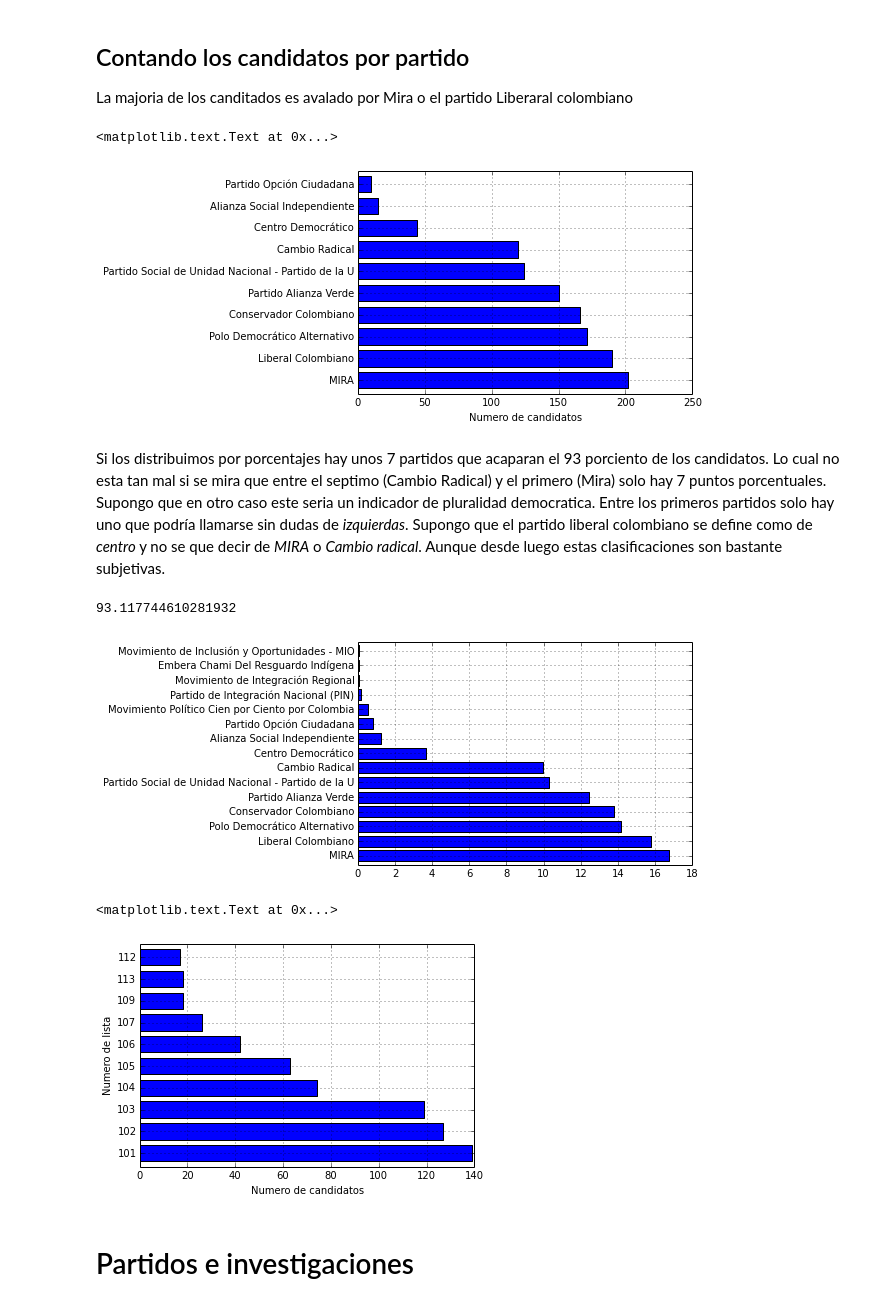
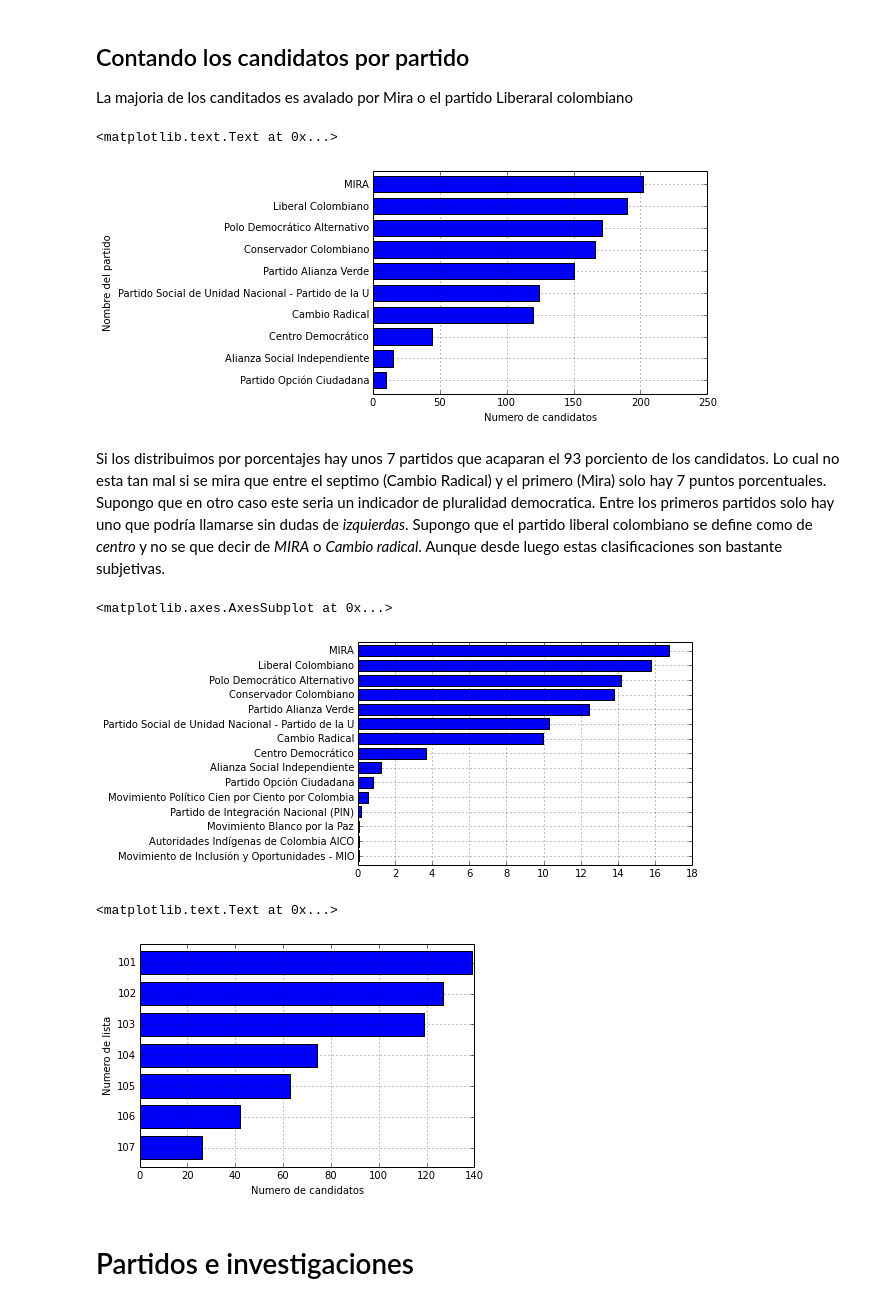
Before and after one commit to jfosorio/congresovisible, a Jupyter notebook: congresovisible_Uniandes_api_congreso_visible.ipynb, the cells around one changed output. Drawn from its saved outputs; the diff is of its cells as text; code cells hidden in the pictures.

Commit message:
porcentages de canditos actualizados

```diff
--- a/congresovisible_Uniandes_api_congreso_visible.ipynb
+++ b/congresovisible_Uniandes_api_congreso_visible.ipynb
@@ -69,11 +67,12 @@ dtype: int64
 ## Contando los candidatos por partido
 La majoria de los canditados es avalado por Mira o el partido Liberaral colombiano
 # %%
-party_count[:10].plot(kind='barh',rot=0)
-plt.xlabel('Numero de candidatos')
+ax = party_count.order()[-10:].plot(kind='barh',rot=0)
+ax.set_xlabel('Numero de candidatos')
+ax.set_ylabel('Nombre del partido')
 # %% [output]
 <matplotlib.text.Text at 0x...>
-[figure, old version]
+[figure, new version]
 # %% [markdown]
 
 Si los distribuimos por porcentajes hay unos 7 partidos que acaparan el 93 porciento de los candidatos. Lo cual no esta tan mal si se mira que entre el septimo (Cambio Radical) y el primero (Mira) solo hay 7 puntos porcentuales. Supongo que en otro caso este seria un indicador de pluralidad democratica.
@@ -82,20 +81,18 @@ Entre los primeros partidos solo hay uno que podría llamarse sin dudas de *izqu
 # Calculate the porcentage of every party
 party_count_porcent =party_count/party_count.sum()*100
 # Plot
-party_count_porcent[:15].plot(kind='barh',rot=0)
-# Porcentage of the main 7 parties
-party_count_porcent[:7].sum()
+party_count_porcent.order()[-15:].plot(kind='barh',rot=0)
 # %% [output]
-93.117744610281932
+<matplotlib.axes.AxesSubplot at 0x...>
-[figure, old version]
+[figure, new version]
 # %%
 list_number_count = candidates_df['list_number'].value_counts()
-list_number_count[:10].plot(kind='barh',rot=0)
-plt.xlabel('Numero de candidatos')
-plt.ylabel('Numero de lista')
+ax = list_number_count.order()[-7:].plot(kind='barh',rot=0)
+ax.set_xlabel('Numero de candidatos')
+ax.set_ylabel('Numero de lista')
 # %% [output]
 <matplotlib.text.Text at 0x...>
-[figure, old version]
+[figure, new version]
 # %% [markdown]
 # Partidos e investigaciones
 # %% [markdown]
```
Also changed, not shown: parts of 5 cells of this notebook.
